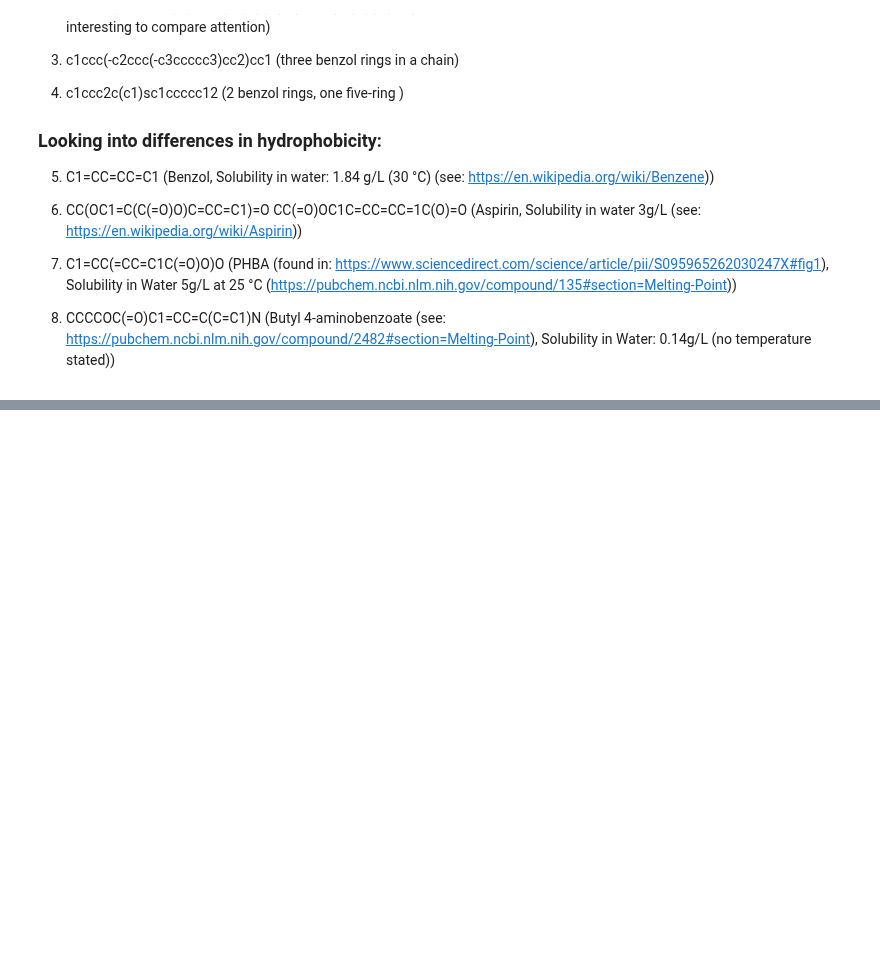
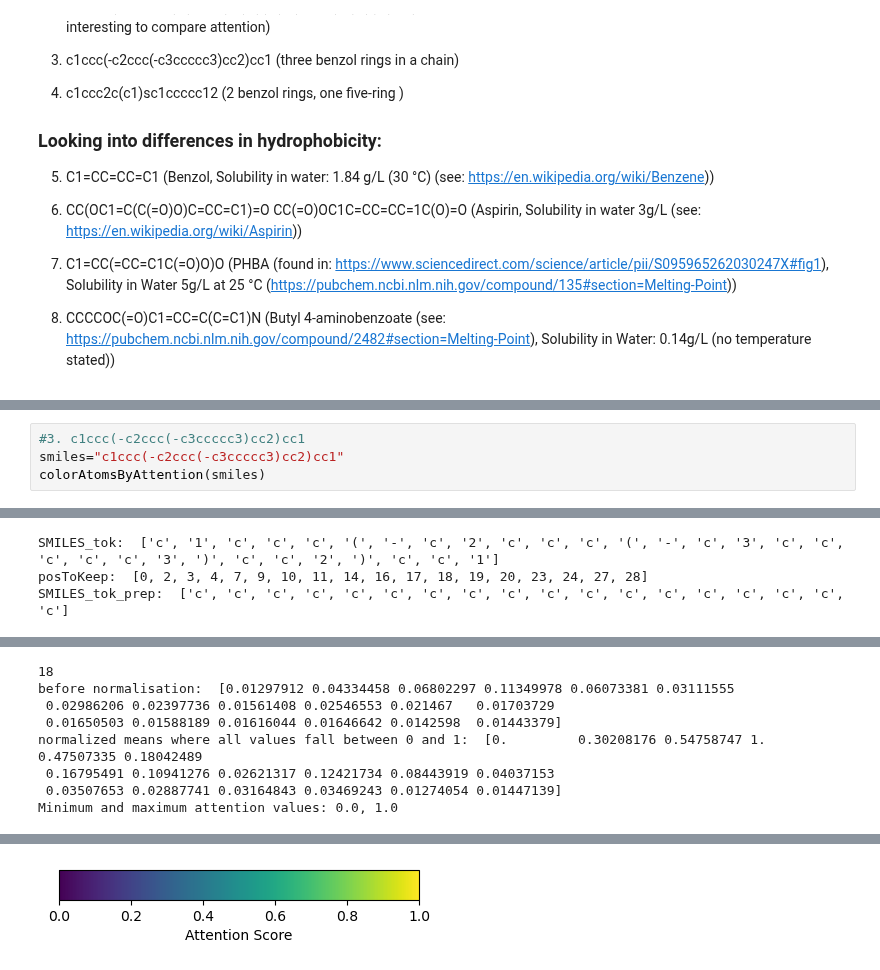
Before and after one commit to ibmm-unibe-ch/SMILES_or_SELFIES, a Jupyter notebook: attention_visualized/AttentionVisualised_2.ipynb, the cells around one changed output, grey strips where cells are left out. Cells and saved outputs as stored; diff of their text form; blank space fills up the shorter version.

```diff
--- a/attention_visualized/AttentionVisualised_2.ipynb
+++ b/attention_visualized/AttentionVisualised_2.ipynb
@@ -303,0 +295,5 @@ Minimum and maximum attention values: 0.0, 1.0
+# %%
+#3. c1ccc(-c2ccc(-c3ccccc3)cc2)cc1
+smiles="c1ccc(-c2ccc(-c3ccccc3)cc2)cc1"
+colorAtomsByAttention(smiles)
+# %% [output]
@@ -303,0 +302,3 @@ Minimum and maximum attention values: 0.0, 1.0
+SMILES_tok:  ['c', '1', 'c', 'c', 'c', '(', '-', 'c', '2', 'c', 'c', 'c', '(', '-', 'c', '3', 'c', 'c', 'c', 'c', 'c', '3', ')', 'c', 'c', '2', ')', 'c', 'c', '1']
+posToKeep:  [0, 2, 3, 4, 7, 9, 10, 11, 14, 16, 17, 18, 19, 20, 23, 24, 27, 28]
+SMILES_tok_prep:  ['c', 'c', 'c', 'c', 'c', 'c', 'c', 'c', 'c', 'c', 'c', 'c', 'c', 'c', 'c', 'c', 'c', 'c']
@@ -303,0 +319,8 @@ Minimum and maximum attention values: 0.0, 1.0
+18
+before normalisation:  [0.01297912 0.04334458 0.06802297 0.11349978 0.06073381 0.03111555
+ 0.02986206 0.02397736 0.01561408 0.02546553 0.021467   0.01703729
+ 0.01650503 0.01588189 0.01616044 0.01646642 0.0142598  0.01443379]
+normalized means where all values fall between 0 and 1:  [0.         0.30208176 0.54758747 1.         0.47507335 0.18042489
+ 0.16795491 0.10941276 0.02621317 0.12421734 0.08443919 0.04037153
+ 0.03507653 0.02887741 0.03164843 0.03469243 0.01274054 0.01447139]
+Minimum and maximum attention values: 0.0, 1.0
@@ -303,0 +328 @@ Minimum and maximum attention values: 0.0, 1.0
+[figure, added]
```
Also changed, not shown: parts of 33 cells of this notebook, 2 other files.
